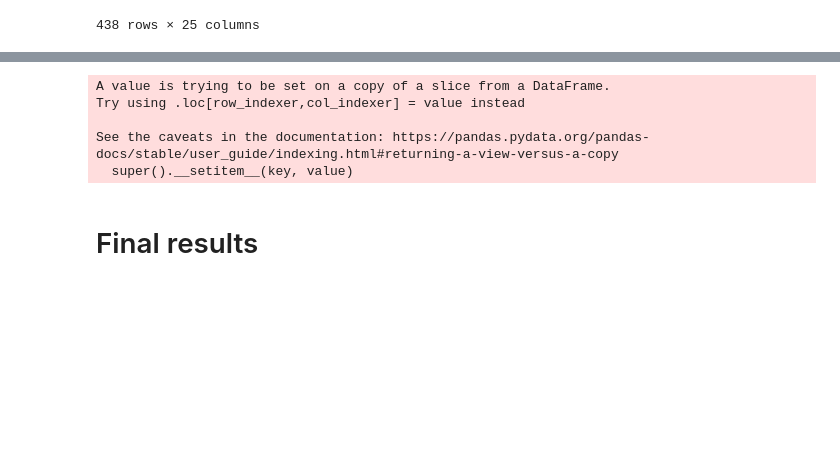
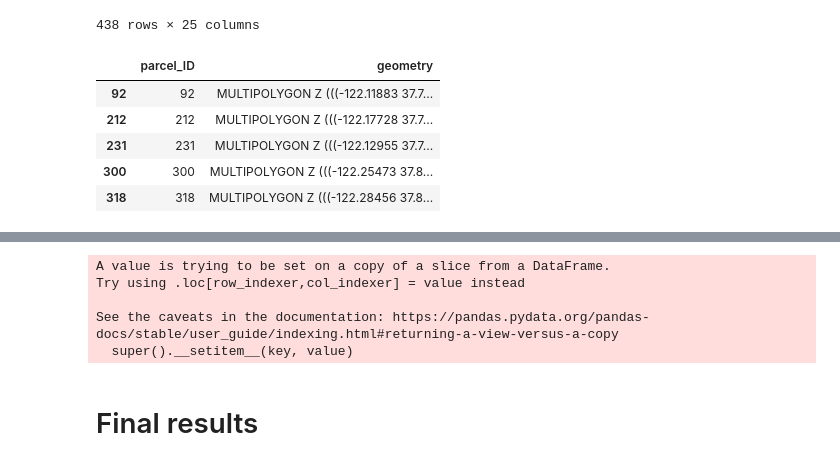
Before and after one commit to sofiiir/building-unit-regression, a Jupyter notebook: regression_by_utility/streamlined_unit_regression_pge.ipynb, the cells around one changed output, grey strips where cells are left out. Cells and saved outputs as stored; diff of their text form; code cells hidden in the pictures; blank space fills up the shorter version.

```diff
--- a/regression_by_utility/streamlined_unit_regression_pge.ipynb
+++ b/regression_by_utility/streamlined_unit_regression_pge.ipynb
@@ -348,0 +324,9 @@ multi_by_parcel_processed = multi_by_parcel_processed.to_crs(zillow.crs)
+# %%
+parcels_res.head()
+# %% [output]
+|  | parcel_ID | geometry |
+| 92 | 92 | MULTIPOLYGON Z (((-122.11883 37.7... |
+| 212 | 212 | MULTIPOLYGON Z (((-122.17728 37.7... |
+| 231 | 231 | MULTIPOLYGON Z (((-122.12955 37.7... |
+| 300 | 300 | MULTIPOLYGON Z (((-122.25473 37.8... |
+| 318 | 318 | MULTIPOLYGON Z (((-122.28456 37.8... |
```
Also changed, not shown: parts of 12 cells of this notebook.
